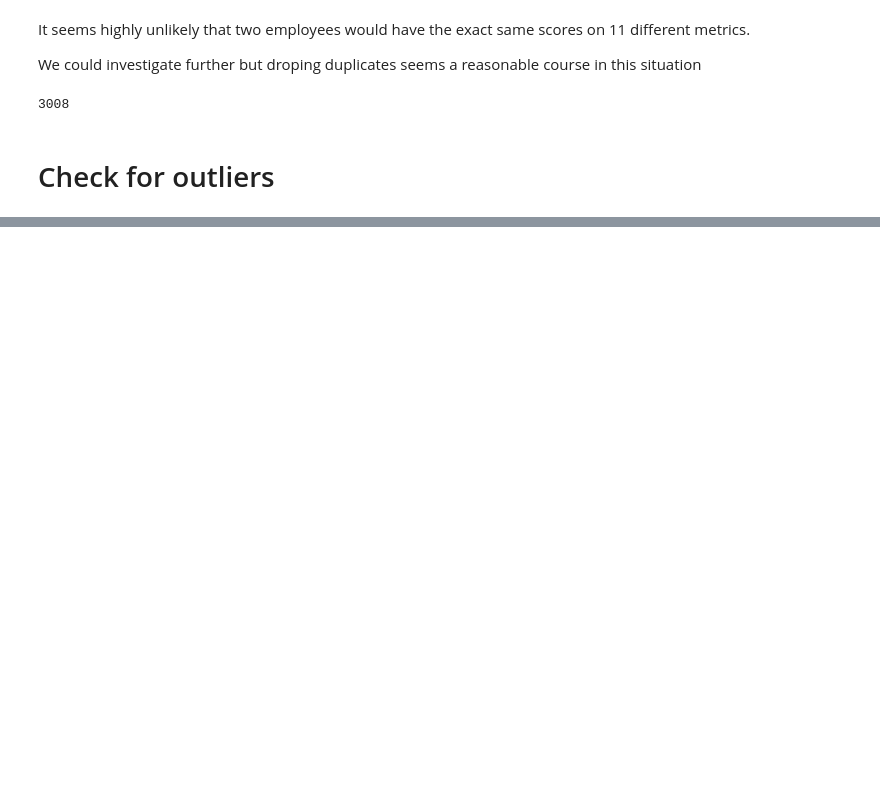
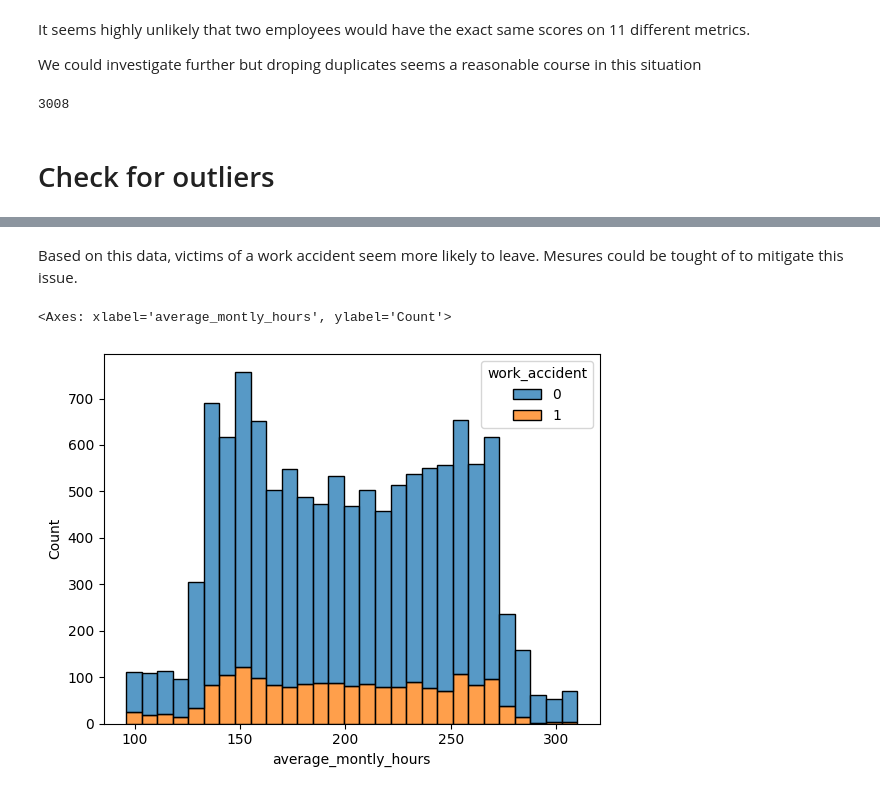
Before and after one commit to Max0513/Turn-over-analysis---Saliford-, a Jupyter notebook: Notebooks/data_cleanup.ipynb, the cells around one changed output, grey strips where cells are left out. Cells and saved outputs as stored; diff of their text form; code cells hidden in the pictures; blank space fills up the shorter version.

```diff
--- a/Notebooks/data_cleanup.ipynb
+++ b/Notebooks/data_cleanup.ipynb
@@ -92,0 +171,7 @@ df0.shape[0] - df1.shape[0]
+# %% [markdown]
+Based on this data, victims of a work accident seem more likely to leave. Mesures could be tought of to mitigate this issue.
+# %%
+sns.histplot(df1,x='average_montly_hours',hue='work_accident',multiple='stack')
+# %% [output]
+<Axes: xlabel='average_montly_hours', ylabel='Count'>
+[figure, added]
```
Also changed, not shown: parts of 37 cells of this notebook, 1 other file.
